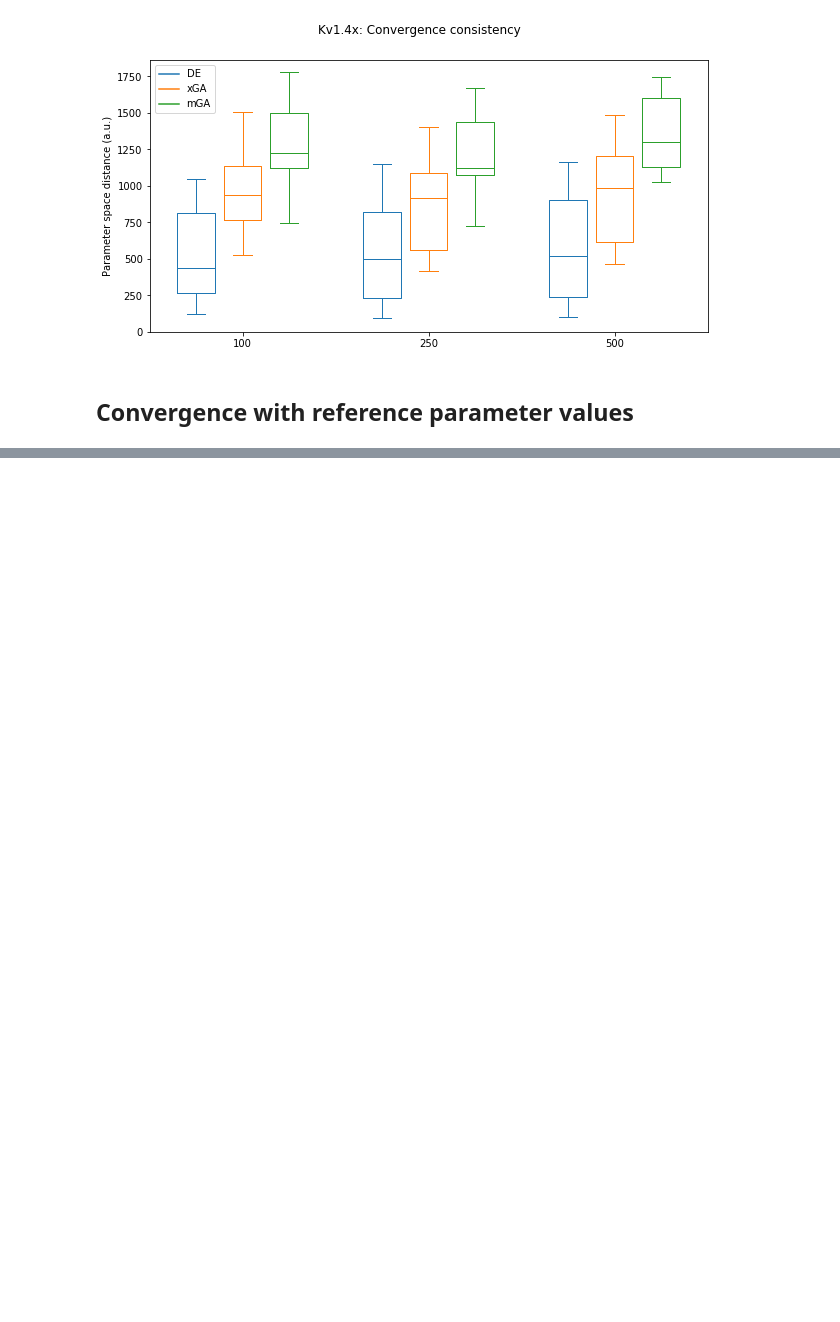
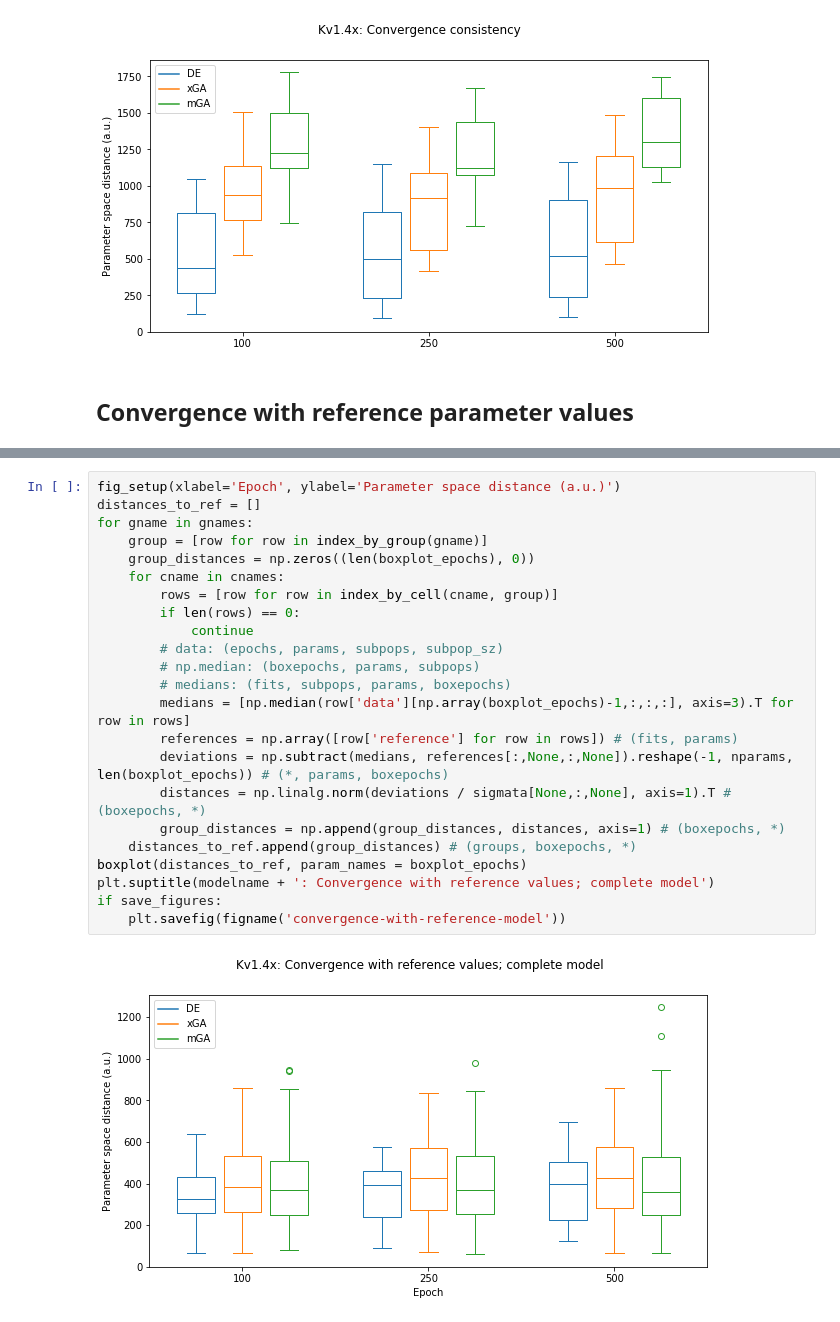
Before and after one commit to kernfel/mostips-analysis, a Jupyter notebook: fit_analysis.ipynb, the cells around one changed output, grey strips where cells are left out. Cells and saved outputs as stored; diff of their text form; blank space fills up the shorter version.

```diff
--- a/fit_analysis.ipynb
+++ b/fit_analysis.ipynb
@@ -351,0 +352,25 @@ if save_figures:
+# %%
+fig_setup(xlabel='Epoch', ylabel='Parameter space distance (a.u.)')
+distances_to_ref = []
+for gname in gnames:
+    group = [row for row in index_by_group(gname)]
+    group_distances = np.zeros((len(boxplot_epochs), 0))
+    for cname in cnames:
+        rows = [row for row in index_by_cell(cname, group)]
+        if len(rows) == 0:
+            continue
+        # data: (epochs, params, subpops, subpop_sz)
+        # np.median: (boxepochs, params, subpops)
+        # medians: (fits, subpops, params, boxepochs)
+        medians = [np.median(row['data'][np.array(boxplot_epochs)-1,:,:,:], axis=3).T for row in rows]
+        references = np.array([row['reference'] for row in rows]) # (fits, params)
+        deviations = np.subtract(medians, references[:,None,:,None]).reshape(-1, nparams, len(boxplot_epochs)) # (*, params, boxepochs)
+        distances = np.linalg.norm(deviations / sigmata[None,:,None], axis=1).T # (boxepochs, *)
+        group_distances = np.append(group_distances, distances, axis=1) # (boxepochs, *)
+    distances_to_ref.append(group_distances) # (groups, boxepochs, *)
+boxplot(distances_to_ref, param_names = boxplot_epochs)
+plt.suptitle(modelname + ': Convergence with reference values; complete model')
+if save_figures:
+    plt.savefig(figname('convergence-with-reference-model'))
+# %% [output]
+[figure, added]
```
Also changed, not shown: parts of 1 cell of this notebook.
